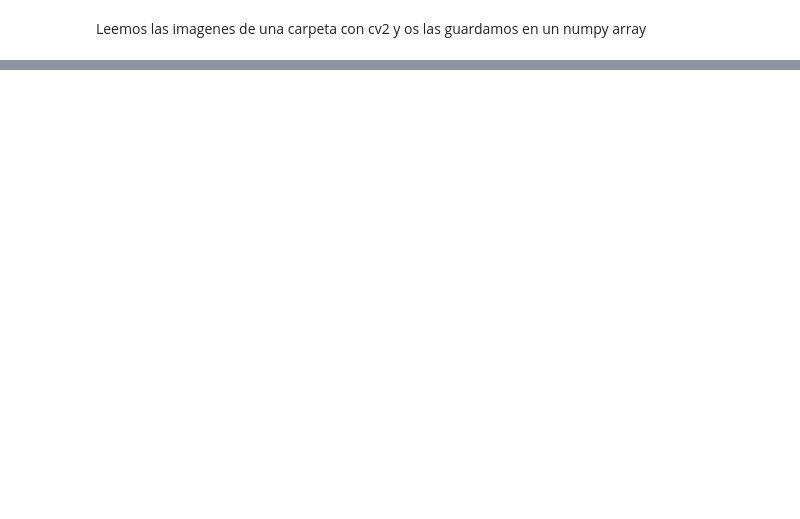
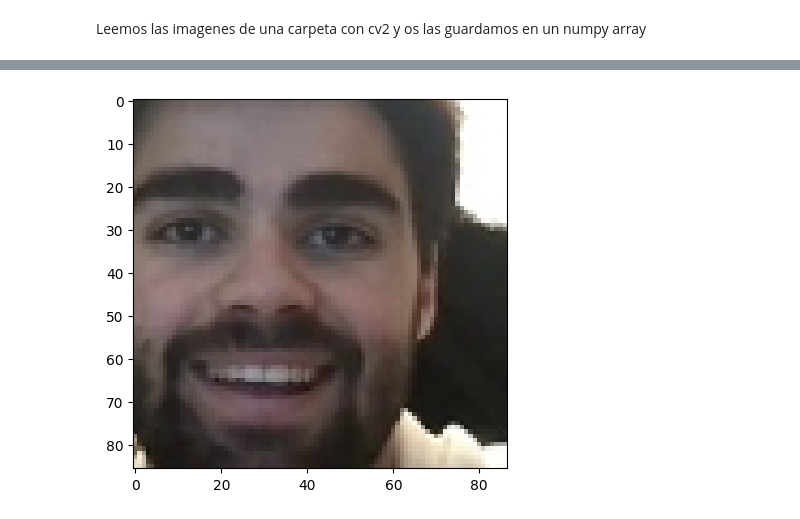
Before and after one commit to albertceballos0/GraphApp, a Jupyter notebook: backend/models.ipynb, the cells around one changed output, grey strips where cells are left out. Drawn from its saved outputs; the diff is of its cells as text; code cells hidden in the pictures; blank space fills up the shorter version.

```diff
--- a/backend/models.ipynb
+++ b/backend/models.ipynb
@@ -308,0 +241,13 @@ ValueError: Input vector should be 1-D.
+# %%
+all_images = np.concatenate((images_detected, images_persons[:int(len(images_persons)/4)]), axis=0)
+
+labels = np.concatenate((np.ones(len(images_detected)), np.zeros(int(len(images_persons)/4))))
+
+from sklearn.model_selection import train_test_split
+
+X_train, X_test, y_train, y_test = train_test_split(all_images, labels, test_size=0.2, random_state=42)
+# %%
+X_train = X_train.astype('float32') / 255
+X_test = X_test.astype('float32') / 255
+
+X_train.shape, X_test.shape, y_train.shape, y_test.shape
@@ -308,0 +256,2 @@ ValueError: Input vector should be 1-D.
+# %%
+history = model.fit(X_train, y_train, epochs=30, validation_data=(X_test, y_test))
@@ -308,0 +276,4 @@ ValueError: Input vector should be 1-D.
+# %%
+new_images = read_images("../backend/fileRecognition/ma")
+new_images = np.array(new_images)
+new_images = detect_faces(new_images)
@@ -308,0 +300,8 @@ ValueError: Input vector should be 1-D.
+# %%
+y_pred = model.predict(new_images)
+print(y_pred.mean())
+
+
+plt.imshow(new_images[10])
+plt.show()
+# %% [output]
@@ -308,0 +310 @@ ValueError: Input vector should be 1-D.
+[figure, added]
```
Also changed, not shown: parts of 32 cells of this notebook, 7 other files.
